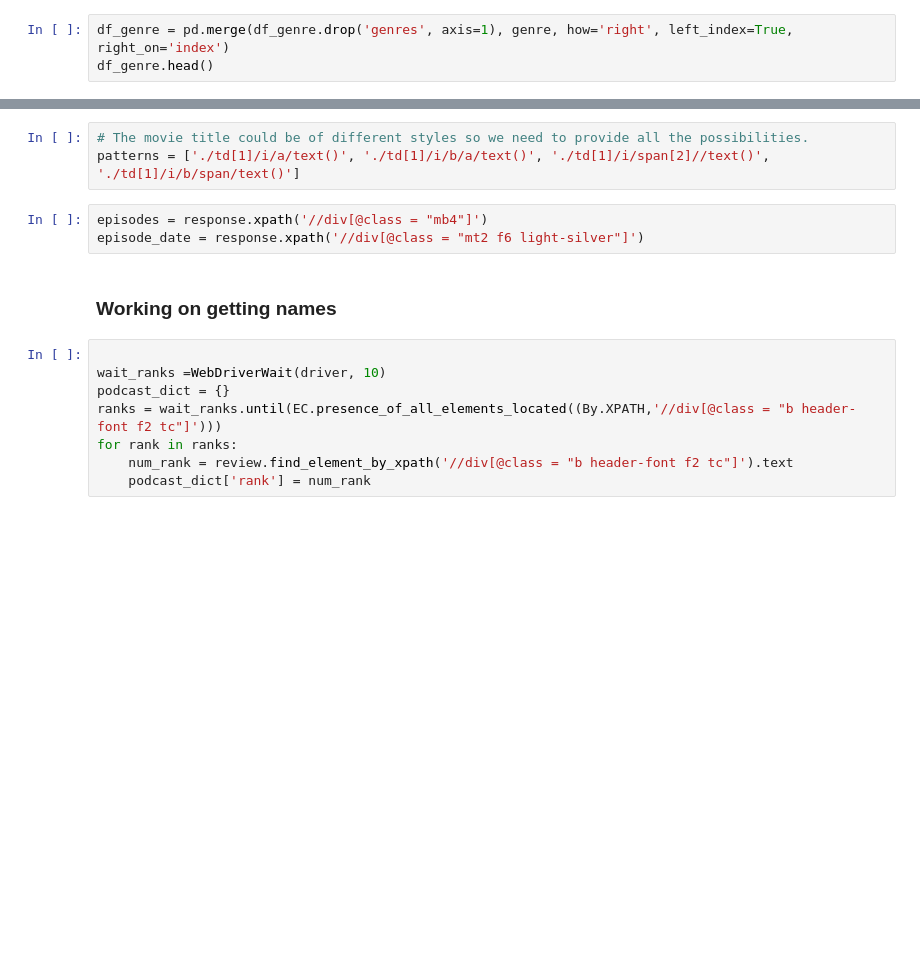
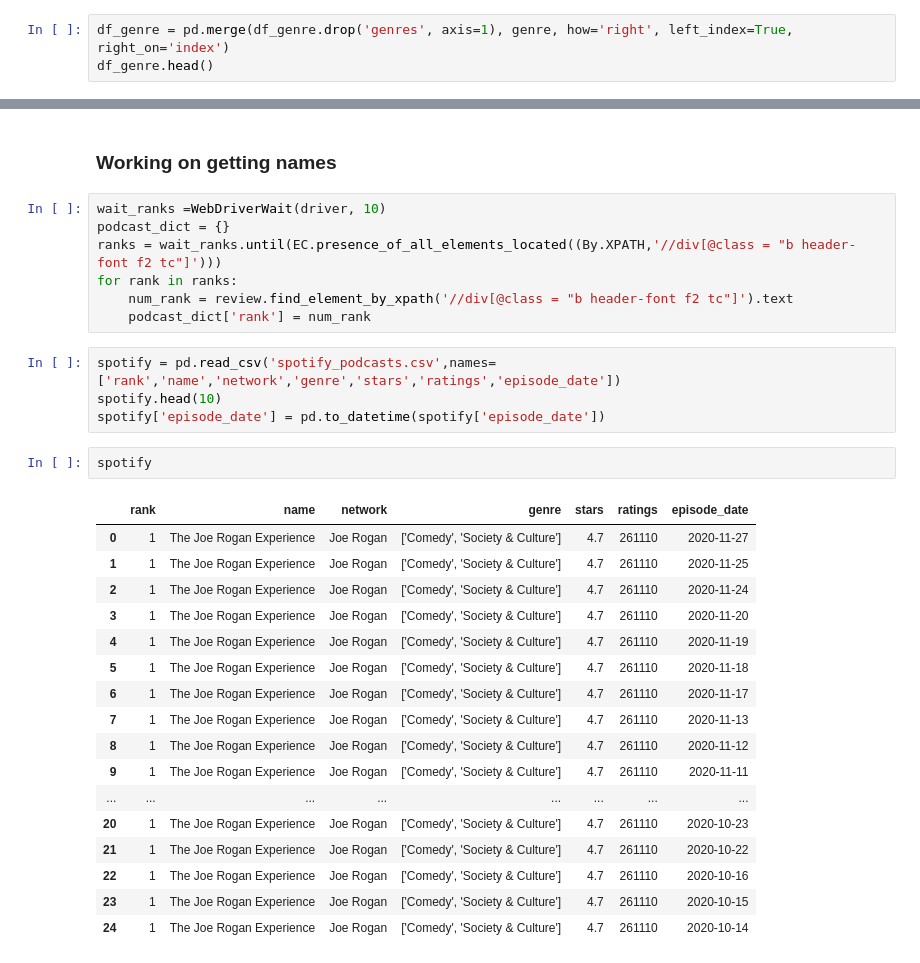
Before and after one commit to pizacd/podcast_scraping_project, a Jupyter notebook: podcast_scraper.ipynb, the cells around one changed output, grey strips where cells are left out. Cells and saved outputs as stored; diff of their text form; blank space fills up the shorter version.

```diff
--- a/podcast_scraper.ipynb
+++ b/podcast_scraper.ipynb
@@ -222,16 +172,33 @@ dir(list)
-# %%
-# The movie title could be of different styles so we need to provide all the possibilities.
-patterns = ['./td[1]/i/a/text()', './td[1]/i/b/a/text()', './td[1]/i/span[2]//text()', './td[1]/i/b/span/text()']
-# %%
-episodes = response.xpath('//div[@class = "mb4"]')
-episode_date = response.xpath('//div[@class = "mt2 f6 light-silver"]')
 # %% [markdown]
 ### Working on getting names
 # %%
-
 wait_ranks =WebDriverWait(driver, 10)
 podcast_dict = {}
 ranks = wait_ranks.until(EC.presence_of_all_elements_located((By.XPATH,'//div[@class = "b header-font f2 tc"]')))
 for rank in ranks:
     num_rank = review.find_element_by_xpath('//div[@class = "b header-font f2 tc"]').text
     podcast_dict['rank'] = num_rank
+# %%
+spotify = pd.read_csv('spotify_podcasts.csv',names=['rank','name','network','genre','stars','ratings','episode_date'])
+spotify.head(10)
+spotify['episode_date'] = pd.to_datetime(spotify['episode_date'])
+# %%
+spotify
+# %% [output]
+|  | rank | name | network | genre | stars | ratings | episode_date |
+| 0 | 1 | The Joe Rogan Experience | Joe Rogan | ['Comedy', 'Society & Culture'] | 4.7 | 261110 | 2020-11-27 |
+| 1 | 1 | The Joe Rogan Experience | Joe Rogan | ['Comedy', 'Society & Culture'] | 4.7 | 261110 | 2020-11-25 |
+| 2 | 1 | The Joe Rogan Experience | Joe Rogan | ['Comedy', 'Society & Culture'] | 4.7 | 261110 | 2020-11-24 |
+| 3 | 1 | The Joe Rogan Experience | Joe Rogan | ['Comedy', 'Society & Culture'] | 4.7 | 261110 | 2020-11-20 |
+| 4 | 1 | The Joe Rogan Experience | Joe Rogan | ['Comedy', 'Society & Culture'] | 4.7 | 261110 | 2020-11-19 |
+| 5 | 1 | The Joe Rogan Experience | Joe Rogan | ['Comedy', 'Society & Culture'] | 4.7 | 261110 | 2020-11-18 |
+| 6 | 1 | The Joe Rogan Experience | Joe Rogan | ['Comedy', 'Society & Culture'] | 4.7 | 261110 | 2020-11-17 |
+| 7 | 1 | The Joe Rogan Experience | Joe Rogan | ['Comedy', 'Society & Culture'] | 4.7 | 261110 | 2020-11-13 |
+| 8 | 1 | The Joe Rogan Experience | Joe Rogan | ['Comedy', 'Society & Culture'] | 4.7 | 261110 | 2020-11-12 |
+| 9 | 1 | The Joe Rogan Experience | Joe Rogan | ['Comedy', 'Society & Culture'] | 4.7 | 261110 | 2020-11-11 |
+| ... | ... | ... | ... | ... | ... | ... | ... |
+| 20 | 1 | The Joe Rogan Experience | Joe Rogan | ['Comedy', 'Society & Culture'] | 4.7 | 261110 | 2020-10-23 |
+| 21 | 1 | The Joe Rogan Experience | Joe Rogan | ['Comedy', 'Society & Culture'] | 4.7 | 261110 | 2020-10-22 |
+| 22 | 1 | The Joe Rogan Experience | Joe Rogan | ['Comedy', 'Society & Culture'] | 4.7 | 261110 | 2020-10-16 |
+| 23 | 1 | The Joe Rogan Experience | Joe Rogan | ['Comedy', 'Society & Culture'] | 4.7 | 261110 | 2020-10-15 |
+| 24 | 1 | The Joe Rogan Experience | Joe Rogan | ['Comedy', 'Society & Culture'] | 4.7 | 261110 | 2020-10-14 |
```
Also changed, not shown: parts of 21 cells of this notebook.
